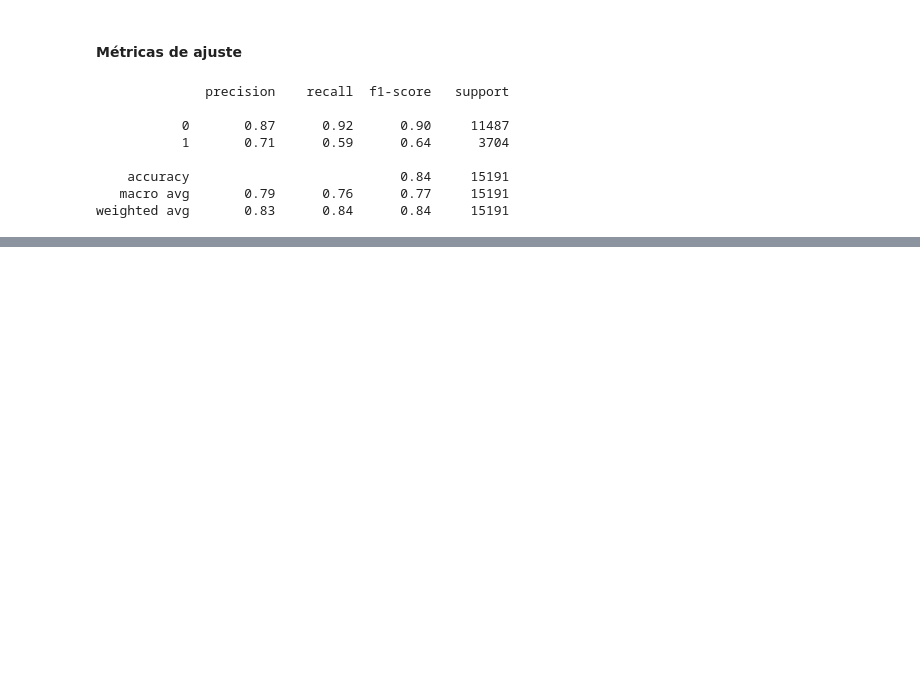
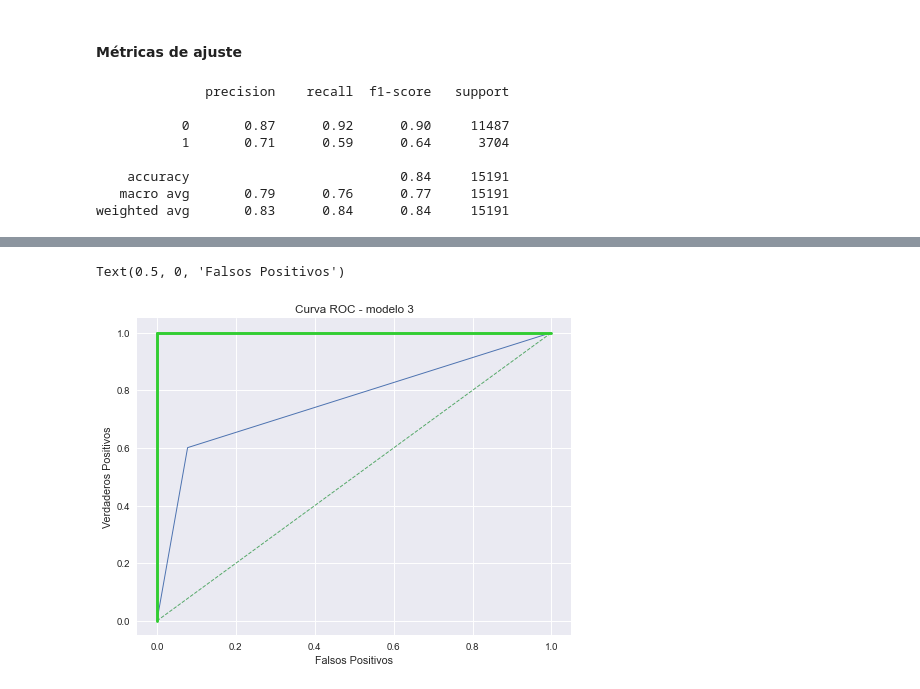
Before and after one commit to oportusgonzalo/data-science-desafio-latam, a Jupyter notebook: data-science-fundamentals/prueba/enunciado_1.ipynb, the cells around one changed output, grey strips where cells are left out. Drawn from its saved outputs; the diff is of its cells as text; code cells hidden in the pictures; blank space fills up the shorter version.

```diff
--- a/data-science-fundamentals/prueba/enunciado_1.ipynb
+++ b/data-science-fundamentals/prueba/enunciado_1.ipynb
@@ -479,0 +550,7 @@ ME FALTA:
+# %%
+df_sig_3 = df_sig.copy()
+df_sig_3['age_2'] = df_sig['age'] ** 2
+df_sig_3['inter_hours_self_employed'] = df_sig['hours_per_week'] * df_sig['workclass_recod_self_employed']
+# %%
+# realizamos predicciones
+modelo_3, y_test3, y_hat3 = predict_(df_sig_3, var_obj='income')
@@ -479,0 +570,14 @@ ME FALTA:
+# %%
+# curva roc
+false_positive, true_positive, threshold = roc_curve(y_test3, y_hat3)
+
+# grafico roc
+plt.title('Curva ROC - modelo 3')
+plt.plot(false_positive, true_positive, lw=1)
+plt.plot([0, 1], ls="--", lw=1)
+plt.plot([0, 0], [1, 0] , c='limegreen', lw=3), plt.plot([1, 1], c='limegreen', lw=3)
+plt.ylabel('Verdaderos Positivos')
+plt.xlabel('Falsos Positivos')
+# %% [output]
+Text(0.5, 0, 'Falsos Positivos')
+[figure, added]
```
Also changed, not shown: parts of 43 cells of this notebook, 1 other file.
